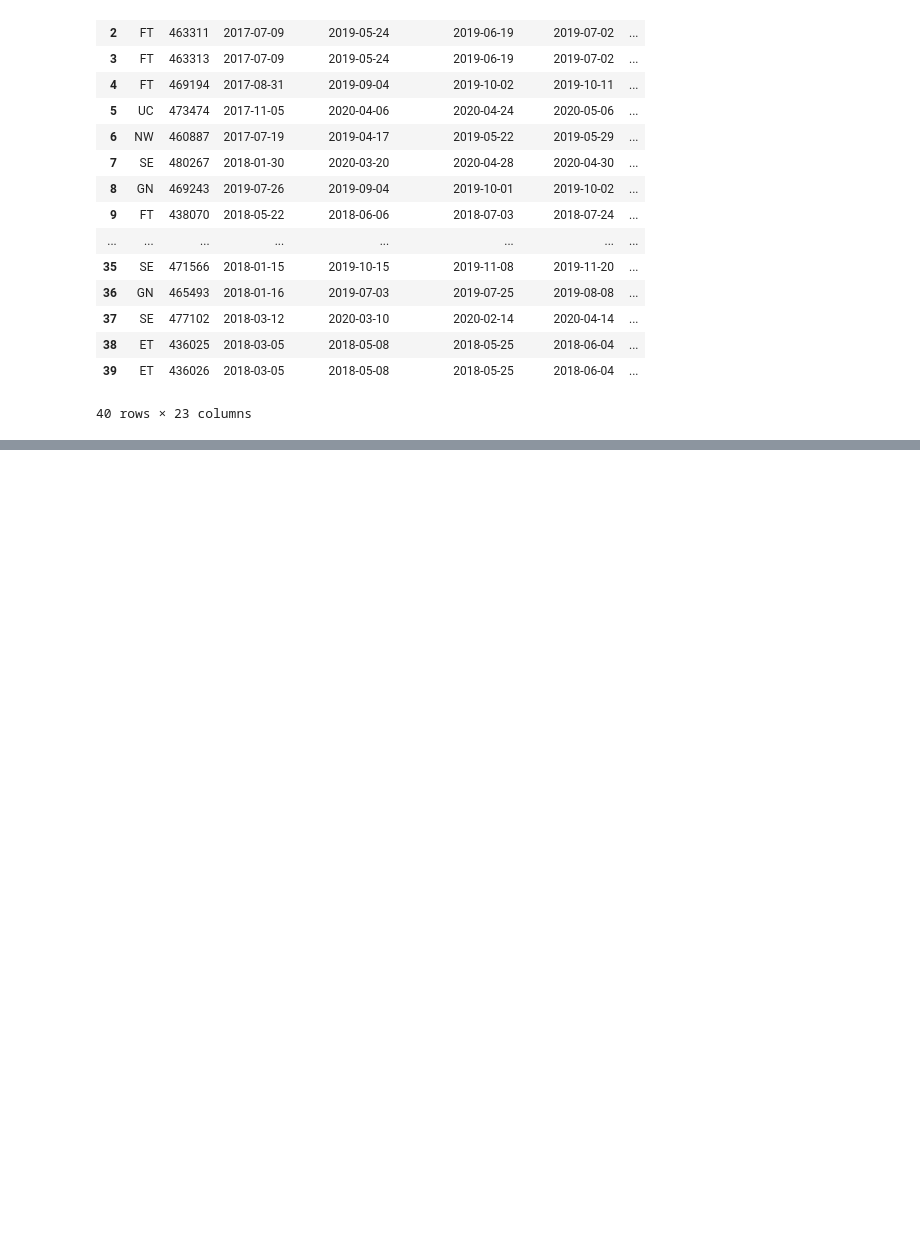
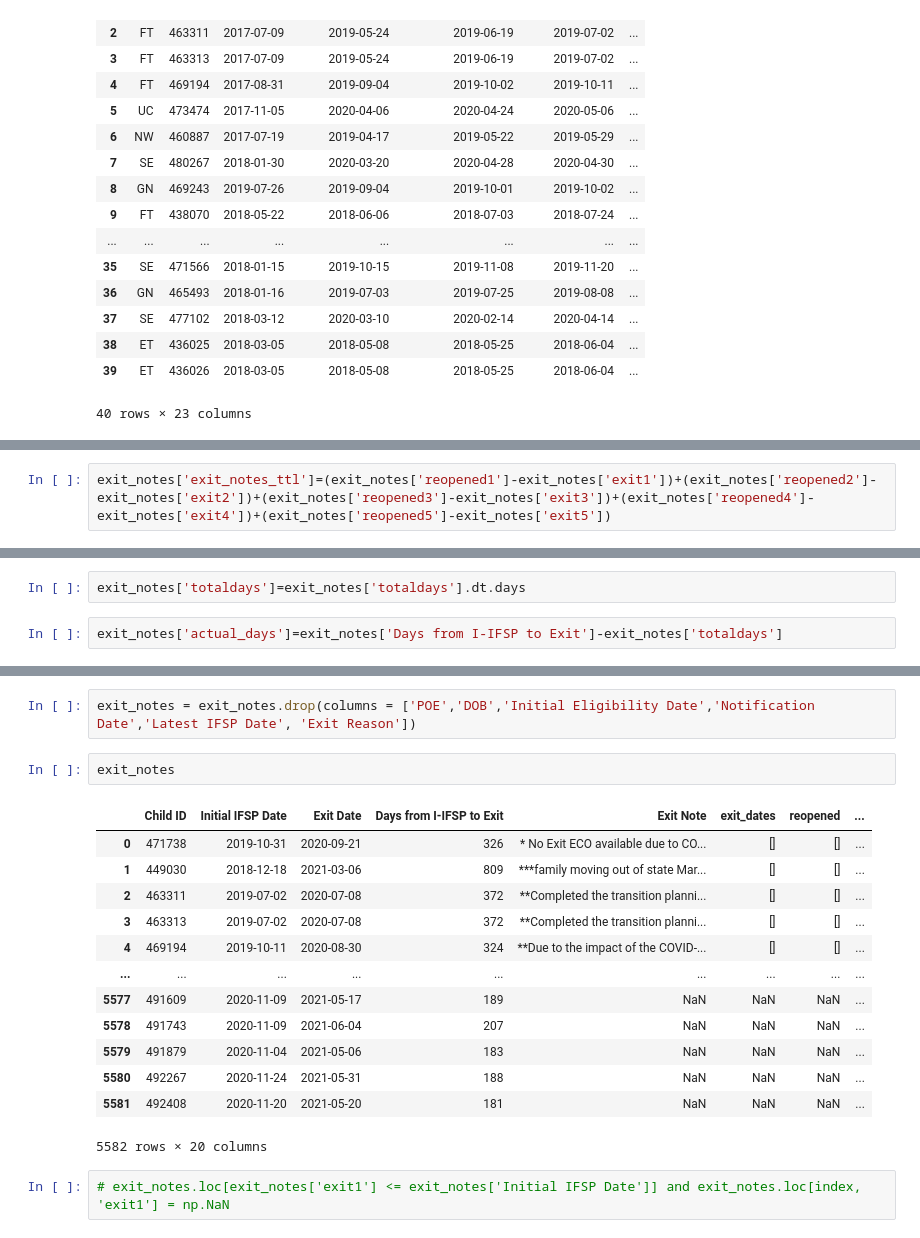
Before and after one commit to parallel-parker/ddid, a Jupyter notebook: notebooks/TEIS_partner_project.ipynb, the cells around one changed output, grey strips where cells are left out. Drawn from its saved outputs; the diff is of its cells as text; blank space fills up the shorter version.

```diff
--- a/notebooks/TEIS_partner_project.ipynb
+++ b/notebooks/TEIS_partner_project.ipynb
@@ -152,0 +341,2 @@ def numOfDays(exit1, reopened1):
+# %%
+exit_notes['exit_notes_ttl']=(exit_notes['reopened1']-exit_notes['exit1'])+(exit_notes['reopened2']-exit_notes['exit2'])+(exit_notes['reopened3']-exit_notes['exit3'])+(exit_notes['reopened4']-exit_notes['exit4'])+(exit_notes['reopened5']-exit_notes['exit5'])
@@ -152,0 +364,4 @@ def numOfDays(exit1, reopened1):
+# %%
+exit_notes['totaldays']=exit_notes['totaldays'].dt.days
+# %%
+exit_notes['actual_days']=exit_notes['Days from I-IFSP to Exit']-exit_notes['totaldays']
@@ -152,0 +389,20 @@ def numOfDays(exit1, reopened1):
+# %%
+exit_notes = exit_notes.drop(columns = ['POE','DOB','Initial Eligibility Date','Notification Date','Latest IFSP Date', 'Exit Reason'])
+# %%
+exit_notes
+# %% [output]
+|  | Child ID | Initial IFSP Date | Exit Date | Days from I-IFSP to Exit | Exit Note | exit_dates | reopened | ... |
+| 0 | 471738 | 2019-10-31 | 2020-09-21 | 326 | * No Exit ECO available due to CO... | [] | [] | ... |
+| 1 | 449030 | 2018-12-18 | 2021-03-06 | 809 | ***family moving out of state Mar... | [] | [] | ... |
+| 2 | 463311 | 2019-07-02 | 2020-07-08 | 372 | **Completed the transition planni... | [] | [] | ... |
+| 3 | 463313 | 2019-07-02 | 2020-07-08 | 372 | **Completed the transition planni... | [] | [] | ... |
+| 4 | 469194 | 2019-10-11 | 2020-08-30 | 324 | **Due to the impact of the COVID-... | [] | [] | ... |
+| ... | ... | ... | ... | ... | ... | ... | ... | ... |
+| 5577 | 491609 | 2020-11-09 | 2021-05-17 | 189 | NaN | NaN | NaN | ... |
+| 5578 | 491743 | 2020-11-09 | 2021-06-04 | 207 | NaN | NaN | NaN | ... |
+| 5579 | 491879 | 2020-11-04 | 2021-05-06 | 183 | NaN | NaN | NaN | ... |
+| 5580 | 492267 | 2020-11-24 | 2021-05-31 | 188 | NaN | NaN | NaN | ... |
+| 5581 | 492408 | 2020-11-20 | 2021-05-20 | 181 | NaN | NaN | NaN | ... |
+5582 rows × 20 columns
+# %%
+# exit_notes.loc[exit_notes['exit1'] <= exit_notes['Initial IFSP Date']] and exit_notes.loc[index, 'exit1'] = np.NaN
```
Also changed, not shown: parts of 33 cells of this notebook.
